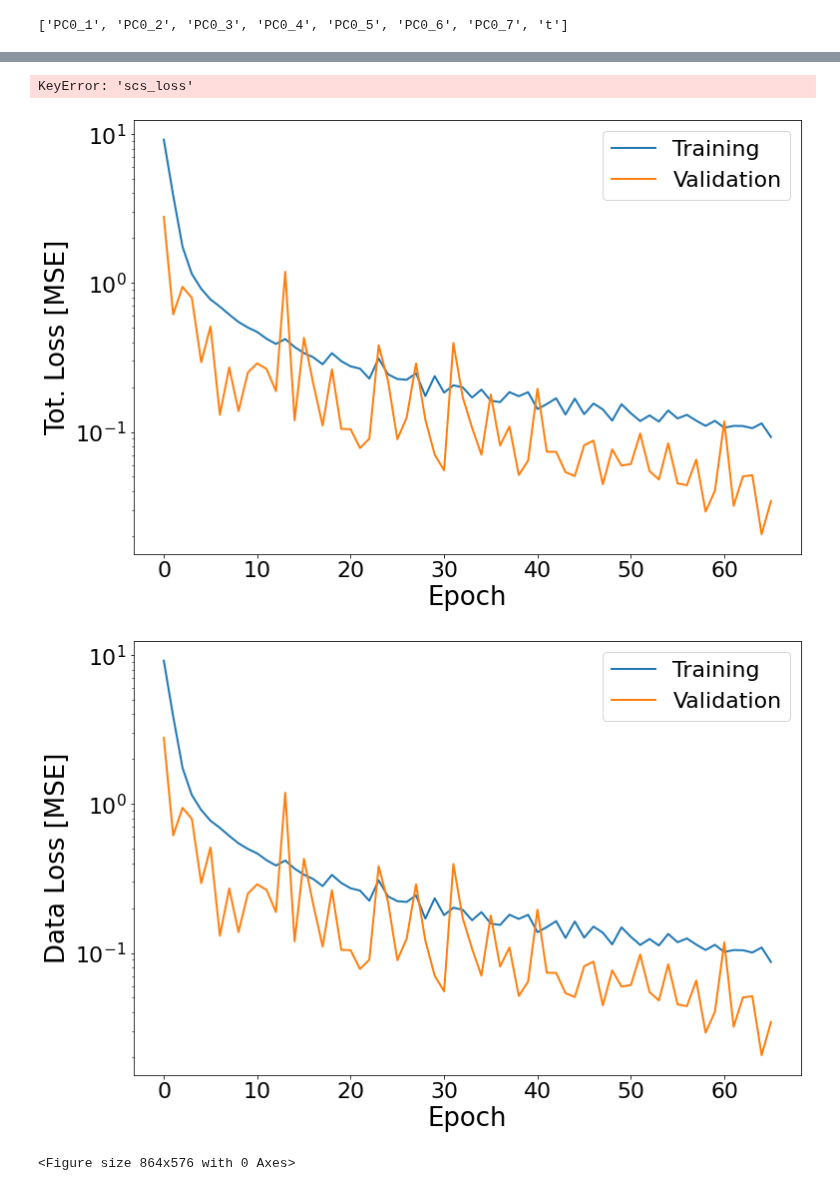
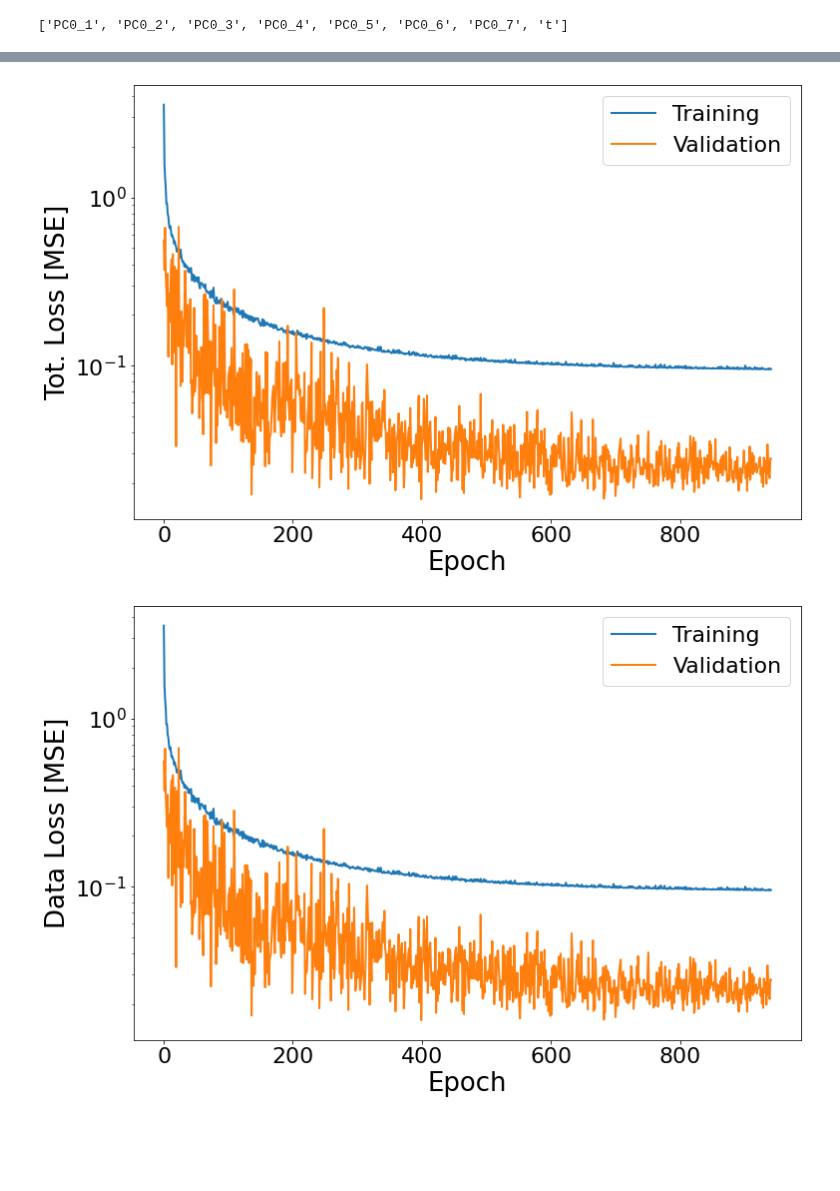
Before and after one commit to simoneventuri/ROMNet_, a Jupyter notebook: scripts/postprocessing/0DReactor/DeepONet/Predict_DeepONet.ipynb, the cells around one changed output, grey strips where cells are left out. Saved outputs shown, nothing was run; the diff lists cells and outputs as text; code cells hidden in the pictures; blank space fills up the shorter version.

```diff
--- a/scripts/postprocessing/0DReactor/DeepONet/Predict_DeepONet.ipynb
+++ b/scripts/postprocessing/0DReactor/DeepONet/Predict_DeepONet.ipynb
@@ -21,19 +21,19 @@ import romnet                             as rmnt
 
 ROMNetFldr    = WORKSPACE_PATH + '/ROMNet/romnet/'
 
-OutputDir     = WORKSPACE_PATH+'/ROMNet/Data/0DReact_Isobaric_100Cases_Log/'
-TestDir       = WORKSPACE_PATH+'/ROMNet/Data/0DReact_Isobaric_100Cases_Log/'
+OutputDir     = WORKSPACE_PATH+'/ROMNet/Data/0DReact_Isobaric_200Cases_Up/'
+TestDir       = WORKSPACE_PATH+'/ROMNet/Data/0DReact_Isobaric_200Cases_Up/'
 
-PathToRunFld  = WORKSPACE_PATH + '/ROMNet/0DReact_Isobaric_100Cases_Log/DeepONet/Deterministic/Run_19/'
+PathToRunFld  = WORKSPACE_PATH + '/ROMNet/0DReact_Isobaric_200Cases_Up/DeepONet/Deterministic/Run_7/'
 #PathToRunFld  = WORKSPACE_PATH + '/ROMNet/0DReact_10Cases/DeepONet/MCDropOut/Run_1/'
 #PathToRunFld  = WORKSPACE_PATH + '/ROMNet/0DReact_10Cases/DeepONet/BayesByBackprop/Run_1/'
 
 DirDir        = OutputDir
 
-DirName       = 'test'
-CasesVec      = range(5)#[1,0,2]
-# DirName       = 'train'
-# CasesVec      = range(0,100,20)
+# DirName       = 'test'
+# CasesVec      = range(5)#[1,0,2]
+DirName       = 'train'
+CasesVec      = range(0,100,20)
 
 
 
@@ -43,7 +43,7 @@ NVarsRed      = 7
 
 FixedMinVal   = 1.e-14
 
-POD_NAME      = 'All'
+POD_NAME      = '3'
 # %%
 print("\n[ROMNet]: Reading Input File from: ", PathToRunFld)
 sys.path.insert(0, PathToRunFld)
@@ -347,51 +346,49 @@ if (POD_NAME == 'All'):
 Data = pd.read_csv(PathToRunFld+'/Training/History.csv')
 
 fig  = plt.figure(figsize=(12,8))
 plt.plot(Data['tot_loss'],     label='Training')
 plt.plot(Data['val_tot_loss'], label='Validation')
 plt.xlabel('Epoch')
 plt.ylabel('Tot. Loss [MSE]')
 plt.legend()
 plt.yscale('log')
 
 # fig  = plt.figure(figsize=(12,8))
 # plt.plot(Data['res_loss'],     label='Training')
 # plt.plot(Data['val_res_loss'], label='Validation')
 # plt.xlabel('Epoch')
 # plt.ylabel('Residual Loss [MSE]')
 # plt.legend()
 # plt.yscale('log')
 
 
 fig  = plt.figure(figsize=(12,8))
 plt.plot(Data['pts_loss'],     label='Training')
 plt.plot(Data['val_pts_loss'], label='Validation')
 plt.xlabel('Epoch')
 plt.ylabel('Data Loss [MSE]')
 plt.legend()
 plt.yscale('log')
 
-fig  = plt.figure(figsize=(12,8))
-plt.plot(Data['scs_loss'],     label='Training')
-plt.plot(Data['val_scs_loss'], label='Validation')
-plt.xlabel('Epoch')
-plt.ylabel('S.C.s Loss [MSE]')
-plt.legend()
-plt.yscale('log')
+# fig  = plt.figure(figsize=(12,8))
+# plt.plot(Data['scs_loss'],     label='Training')
+# plt.plot(Data['val_scs_loss'], label='Validation')
+# plt.xlabel('Epoch')
+# plt.ylabel('S.C.s Loss [MSE]')
+# plt.legend()
+# plt.yscale('log')
 
-fig  = plt.figure(figsize=(12,8))
-plt.plot(Data['ics_loss'],     label='Training')
-plt.plot(Data['val_ics_loss'], label='Validation')
-plt.xlabel('Epoch')
+# fig  = plt.figure(figsize=(12,8))
+# plt.plot(Data['ics_loss'],     label='Training')
+# plt.plot(Data['val_ics_loss'], label='Validation')
+# plt.xlabel('Epoch')
 
-plt.ylabel('I.C.s Loss [MSE]')
-plt.legend()
-plt.yscale('log')
+# plt.ylabel('I.C.s Loss [MSE]')
+# plt.legend()
+# plt.yscale('log')
 # %% [output]
-KeyError: 'scs_loss'
-[figure, old version]
+[figure, new version]
-[figure, old version]
+[figure, new version]
-<Figure size 864x576 with 0 Axes>
 # %%
 iPC = 6
 
```
Also changed, not shown: parts of 9 cells of this notebook, 20 other files.
